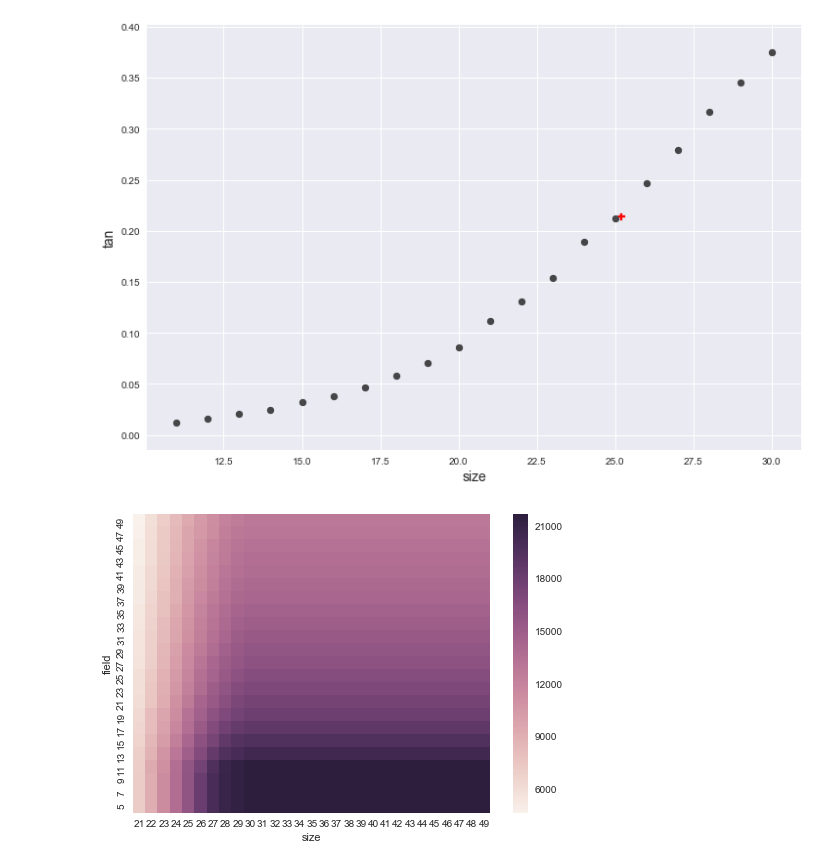
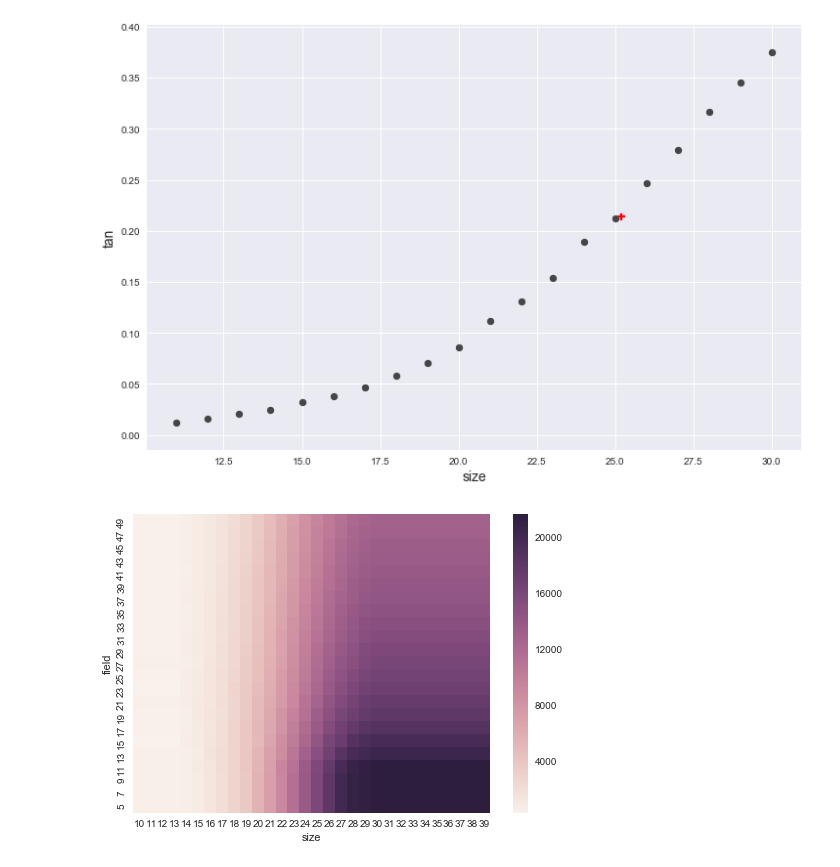
Before and after one commit to cshasha/nano-learn, a Jupyter notebook: mps_predict_from_sim.ipynb, the cells around one changed output. Saved outputs shown, nothing was run; the diff lists cells and outputs as text; code cells hidden in the pictures.

Commit message:
added heatmap

```diff
--- a/mps_predict_from_sim.ipynb
+++ b/mps_predict_from_sim.ipynb
@@ -199,7 +199,7 @@ sizes = []
 points = []
 fs = []
 fqs = []
-for s in range(10,50):
+for s in range(10,40):
     for f in range(5,50,2):
         for x in range(50, 120, 10):
             p = model.predict([[f, x, s, 6000, 1]])
@@ -210,9 +210,9 @@ for s in range(10,50):
 
 df = pd.DataFrame({'field': fs,'size':sizes,'frequency':fqs, 'tau': points})
 # %%
-ax = sns.heatmap(df[(df['frequency'] == 110) & (df['size']>20)].pivot("field", "size", "tau"))
+ax = sns.heatmap(df[(df['frequency'] == 110)].pivot("field", "size", "tau"))
 ax.invert_yaxis()
 
 show()
 # %% [output]
-[figure, old version]
+[figure, new version]
```
